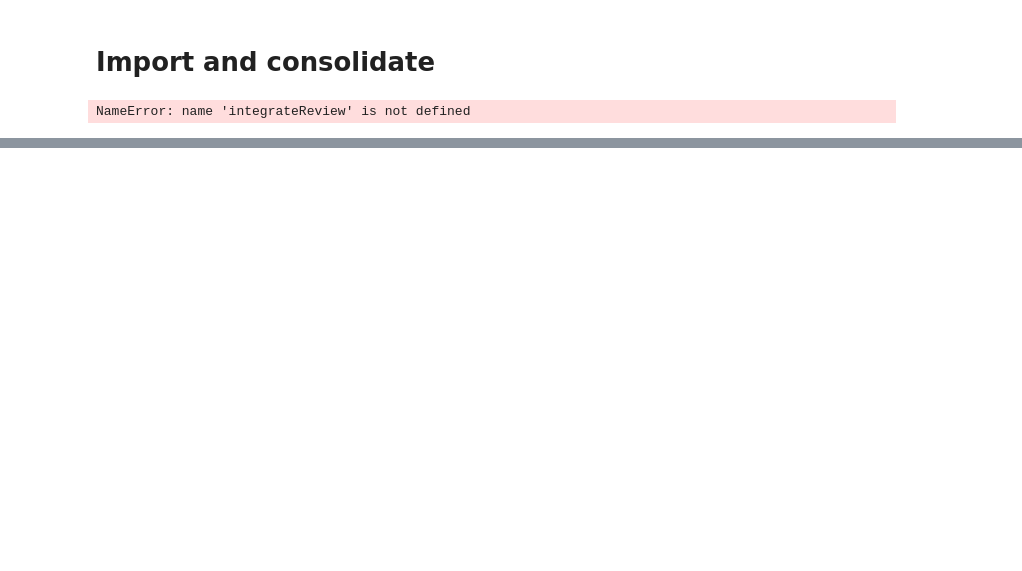
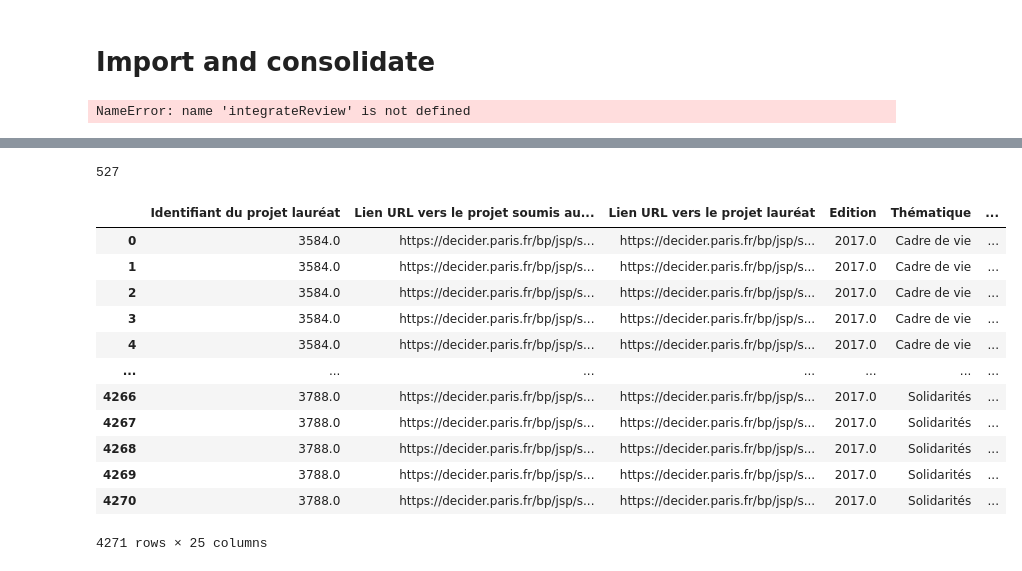
Before and after one commit to kelu124/PBP_37101, a Jupyter notebook: 0.FullRun.ipynb, the cells around one changed output, grey strips where cells are left out. Saved outputs shown, nothing was run; the diff lists cells and outputs as text; code cells hidden in the pictures; blank space fills up the shorter version.

```diff
--- a/0.FullRun.ipynb
+++ b/0.FullRun.ipynb
@@ -166,6 +202,6 @@ NameError: name 'integrateReview' is not defined
 import pandas as pd
 import OAI
 # %%
-df = pd.read_parquet("data/xls/db.parquet.gzip")
+df = pd.read_parquet("data/dataset.parquet.gzip")
 df
 # %% [output]
@@ -201,4 +245,23 @@ def longSummary(x):
                     v="gpt-3.5-turbo",
                     ow=False,
                 )
+# %%
+X = df[df.Source.str.len() > 100]
+print(len(X.Source.unique()))
+X.reset_index(drop=True)
+# %% [output]
+527
+|  | Identifiant du projet lauréat | Lien URL vers le projet soumis au... | Lien URL vers le projet lauréat | Edition | Thématique | ... |
+| 0 | 3584.0 | https://decider.paris.fr/bp/jsp/s... | https://decider.paris.fr/bp/jsp/s... | 2017.0 | Cadre de vie | ... |
+| 1 | 3584.0 | https://decider.paris.fr/bp/jsp/s... | https://decider.paris.fr/bp/jsp/s... | 2017.0 | Cadre de vie | ... |
+| 2 | 3584.0 | https://decider.paris.fr/bp/jsp/s... | https://decider.paris.fr/bp/jsp/s... | 2017.0 | Cadre de vie | ... |
+| 3 | 3584.0 | https://decider.paris.fr/bp/jsp/s... | https://decider.paris.fr/bp/jsp/s... | 2017.0 | Cadre de vie | ... |
+| 4 | 3584.0 | https://decider.paris.fr/bp/jsp/s... | https://decider.paris.fr/bp/jsp/s... | 2017.0 | Cadre de vie | ... |
+| ... | ... | ... | ... | ... | ... | ... |
+| 4266 | 3788.0 | https://decider.paris.fr/bp/jsp/s... | https://decider.paris.fr/bp/jsp/s... | 2017.0 | Solidarités | ... |
+| 4267 | 3788.0 | https://decider.paris.fr/bp/jsp/s... | https://decider.paris.fr/bp/jsp/s... | 2017.0 | Solidarités | ... |
+| 4268 | 3788.0 | https://decider.paris.fr/bp/jsp/s... | https://decider.paris.fr/bp/jsp/s... | 2017.0 | Solidarités | ... |
+| 4269 | 3788.0 | https://decider.paris.fr/bp/jsp/s... | https://decider.paris.fr/bp/jsp/s... | 2017.0 | Solidarités | ... |
+| 4270 | 3788.0 | https://decider.paris.fr/bp/jsp/s... | https://decider.paris.fr/bp/jsp/s... | 2017.0 | Solidarités | ... |
+4271 rows × 25 columns
 # %%
```
Also changed, not shown: parts of 28 cells of this notebook, 4 other files.
